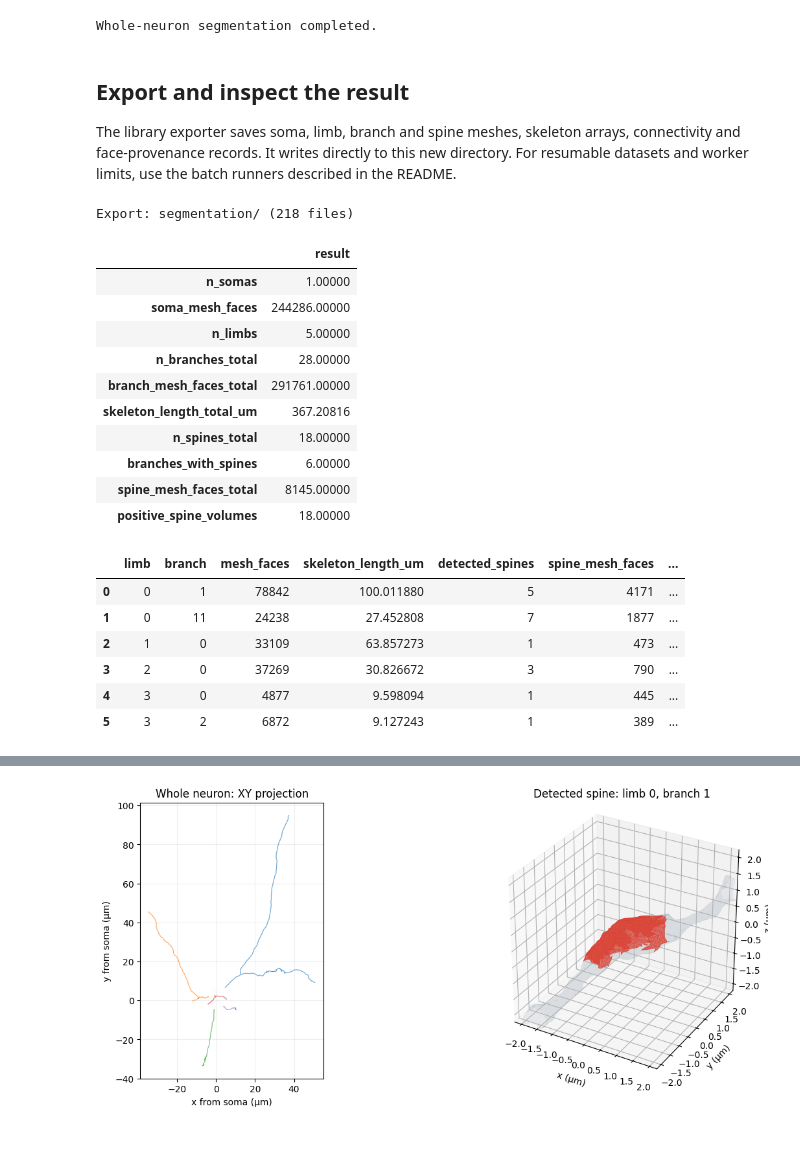
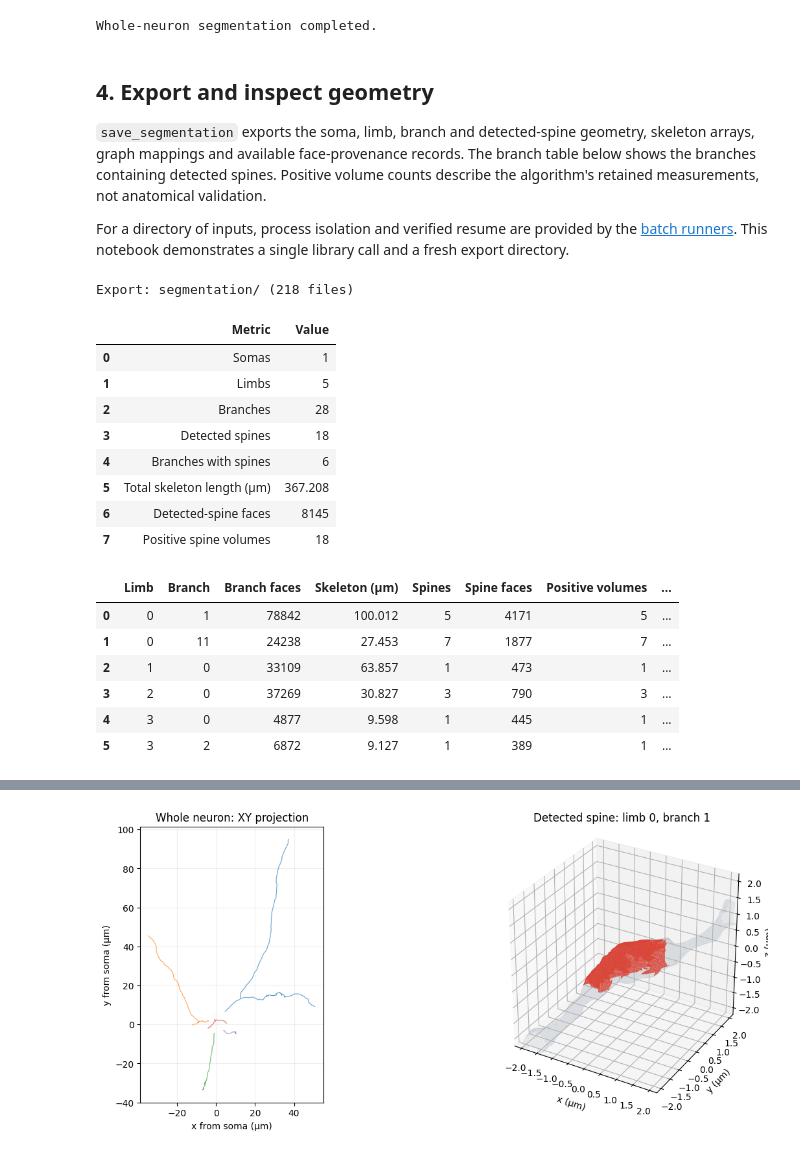
Before and after one commit to NEurosgen/NEURD, a Jupyter notebook: examples/h01_single_neuron.ipynb, the cells around one changed output, grey strips where cells are left out. Saved outputs shown, nothing was run; the diff lists cells and outputs as text; code cells hidden in the pictures.

```diff
--- a/examples/h01_single_neuron.ipynb
+++ b/examples/h01_single_neuron.ipynb
@@ -134,44 +222,64 @@ print("Whole-neuron segmentation completed.")
 # %% [output]
 Whole-neuron segmentation completed.
 # %% [markdown]
-## Export and inspect the result
+## 4. Export and inspect geometry
 
-The library exporter saves soma, limb, branch and spine meshes, skeleton arrays, connectivity and face-provenance records. It writes directly to this new directory. For resumable datasets and worker limits, use the batch runners described in the README.
+`save_segmentation` exports the soma, limb, branch and detected-spine geometry,
+skeleton arrays, graph mappings and available face-provenance records. The
+branch table below shows the branches containing detected spines. Positive
+volume counts describe the algorithm's retained measurements, not anatomical
+validation.
+
+For a directory of inputs, process isolation and verified resume are provided
+by the [batch runners](../README.md#run). This notebook demonstrates a single
+library call and a fresh export directory.
 # %%
 EXPORT_ROOT = OUTPUT_ROOT / "segmentation"
 try:
     with working_directory(WORK_ROOT), (OUTPUT_ROOT / "processing.log").open("a") as log:
         with redirect_stdout(log), redirect_stderr(log), measurements.stage("export"):
             save_segmentation(neuron, EXPORT_ROOT)
 finally:
     measurements.close()
 
 measurement_report = measurements.report()
 geometry, branch_rows = geometry_metrics(neuron)
 exported_files = sorted(path for path in EXPORT_ROOT.rglob("*") if path.is_file())
 print(f"Export: segmentation/ ({len(exported_files)} files)")
-display(pd.Series(geometry, name="result").to_frame())
+geometry_labels = {
+    "n_somas": "Somas", "n_limbs": "Limbs", "n_branches_total": "Branches",
+    "n_spines_total": "Detected spines", "branches_with_spines": "Branches with spines",
+    "skeleton_length_total_um": "Total skeleton length (µm)",
+    "spine_mesh_faces_total": "Detected-spine faces", "positive_spine_volumes": "Positive spine volumes",
+}
+display(pd.DataFrame([
+    {"Metric": label, "Value": f"{geometry[key]:.3f}" if key.endswith("_um") else str(geometry[key])}
+    for key, label in geometry_labels.items()
+]))
 branches = pd.DataFrame(branch_rows)
 if not branches.empty:
-    display(branches.loc[branches["detected_spines"] > 0].reset_index(drop=True))
+    display(branches.loc[branches["detected_spines"] > 0].rename(columns={
+        "limb": "Limb", "branch": "Branch", "mesh_faces": "Branch faces",
+        "skeleton_length_um": "Skeleton (µm)", "detected_spines": "Spines",
+        "spine_mesh_faces": "Spine faces", "positive_spine_volumes": "Positive volumes",
+        "spine_volume_um3": "Spine volume (µm³)",
+    }).round(3).reset_index(drop=True))
 # %% [output]
 Export: segmentation/ (218 files)
-|  | result |
-| n_somas | 1.00000 |
-| soma_mesh_faces | 244286.00000 |
-| n_limbs | 5.00000 |
-| n_branches_total | 28.00000 |
-| branch_mesh_faces_total | 291761.00000 |
-| skeleton_length_total_um | 367.20816 |
-| n_spines_total | 18.00000 |
-| branches_with_spines | 6.00000 |
-| spine_mesh_faces_total | 8145.00000 |
-| positive_spine_volumes | 18.00000 |
+|  | Metric | Value |
+| 0 | Somas | 1 |
+| 1 | Limbs | 5 |
+| 2 | Branches | 28 |
+| 3 | Detected spines | 18 |
+| 4 | Branches with spines | 6 |
+| 5 | Total skeleton length (µm) | 367.208 |
+| 6 | Detected-spine faces | 8145 |
+| 7 | Positive spine volumes | 18 |
-|  | limb | branch | mesh_faces | skeleton_length_um | detected_spines | spine_mesh_faces | ... |
-| 0 | 0 | 1 | 78842 | 100.011880 | 5 | 4171 | ... |
-| 1 | 0 | 11 | 24238 | 27.452808 | 7 | 1877 | ... |
-| 2 | 1 | 0 | 33109 | 63.857273 | 1 | 473 | ... |
-| 3 | 2 | 0 | 37269 | 30.826672 | 3 | 790 | ... |
-| 4 | 3 | 0 | 4877 | 9.598094 | 1 | 445 | ... |
-| 5 | 3 | 2 | 6872 | 9.127243 | 1 | 389 | ... |
+|  | Limb | Branch | Branch faces | Skeleton (µm) | Spines | Spine faces | Positive volumes | ... |
+| 0 | 0 | 1 | 78842 | 100.012 | 5 | 4171 | 5 | ... |
+| 1 | 0 | 11 | 24238 | 27.453 | 7 | 1877 | 7 | ... |
+| 2 | 1 | 0 | 33109 | 63.857 | 1 | 473 | 1 | ... |
+| 3 | 2 | 0 | 37269 | 30.827 | 3 | 790 | 3 | ... |
+| 4 | 3 | 0 | 4877 | 9.598 | 1 | 445 | 1 | ... |
+| 5 | 3 | 2 | 6872 | 9.127 | 1 | 389 | 1 | ... |
 # %% [markdown]
```
Also changed, not shown: parts of 12 cells of this notebook, 8 other files.
